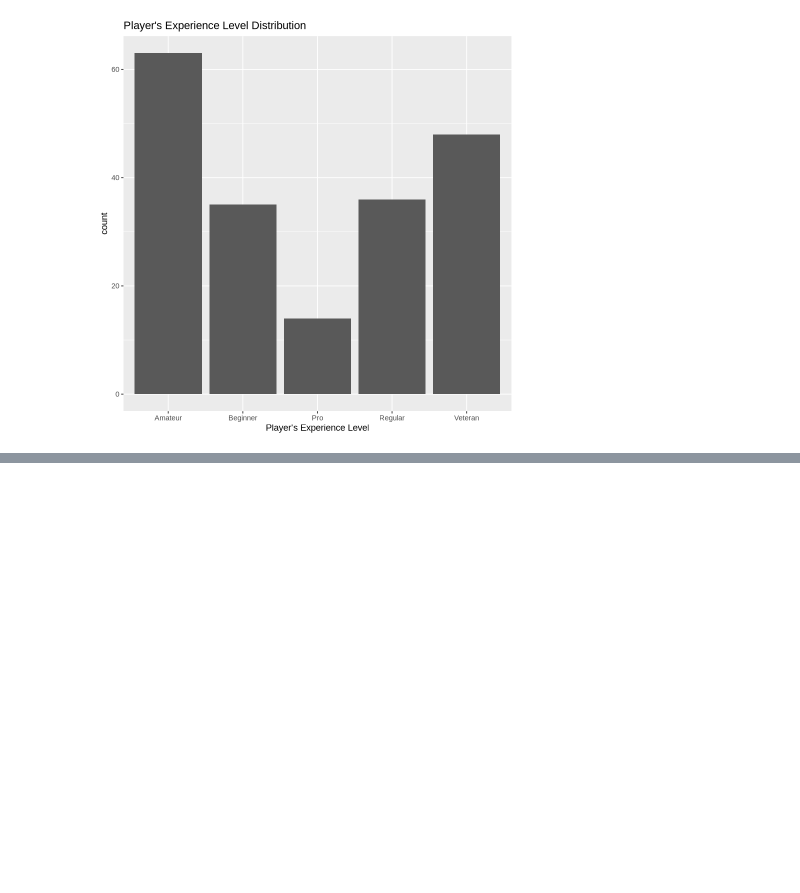
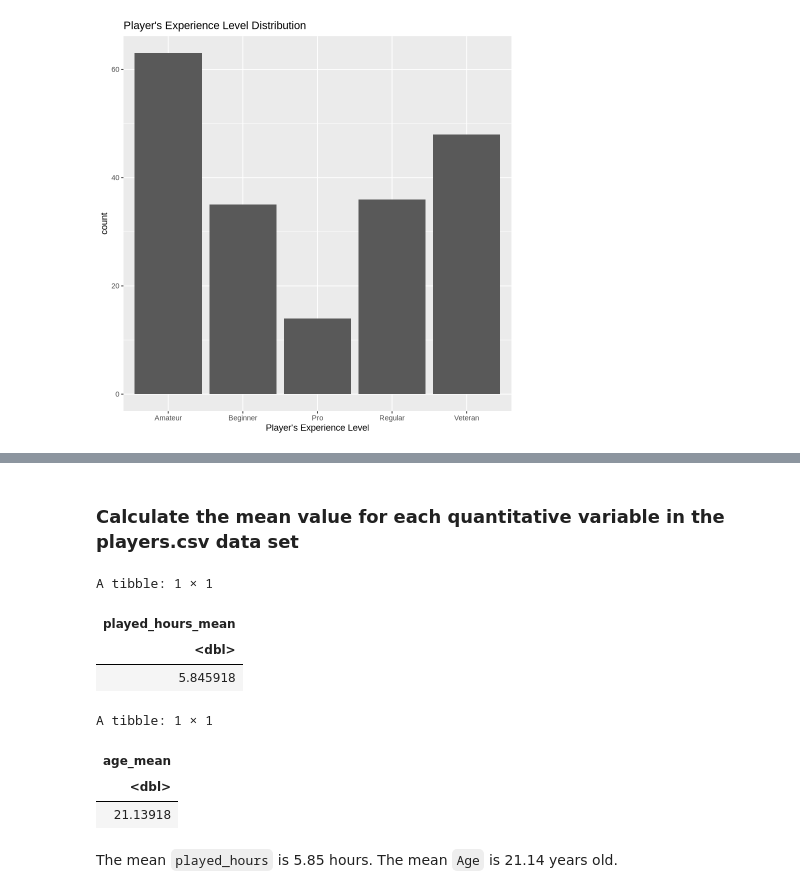
Before and after one commit to Yifan669/Project_individual_plan, a Jupyter notebook: individual project planning.ipynb, the cells around one changed output, grey strips where cells are left out. Drawn from its saved outputs; the diff is of its cells as text; code cells hidden in the pictures; blank space fills up the shorter version.

```diff
--- a/individual project planning.ipynb
+++ b/individual project planning.ipynb
@@ -164,0 +229,22 @@ exp_distribution
+# %% [markdown]
+### Calculate the mean value for each quantitative variable in the players.csv data set
+# %%
+played_hours_mean <- players |>
+  summarize(played_hours_mean = mean(played_hours, na.rm = TRUE))
+
+age_mean <- players |>
+  summarize(age_mean = mean(Age, na.rm = TRUE))
+
+played_hours_mean
+age_mean
+# %% [output]
+A tibble: 1 × 1
+| played_hours_mean |
+| <dbl> |
+| 5.845918 |
+A tibble: 1 × 1
+| age_mean |
+| <dbl> |
+| 21.13918 |
+# %% [markdown]
+The mean `played_hours` is 5.85 hours. The mean `Age` is 21.14 years old.
```
Also changed, not shown: parts of 21 cells of this notebook.
